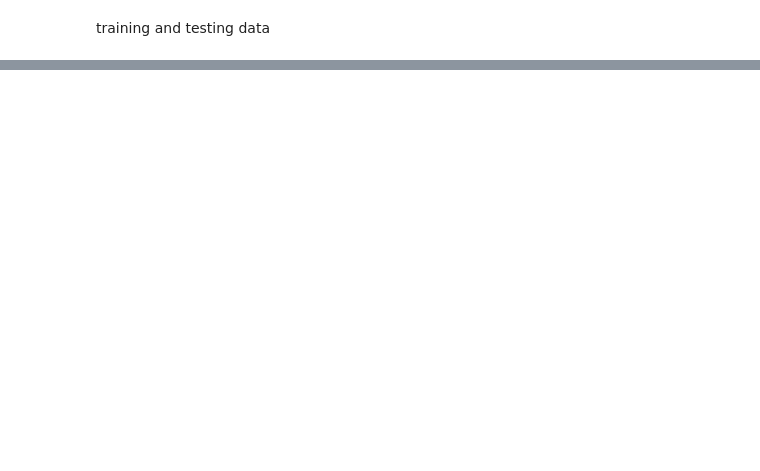
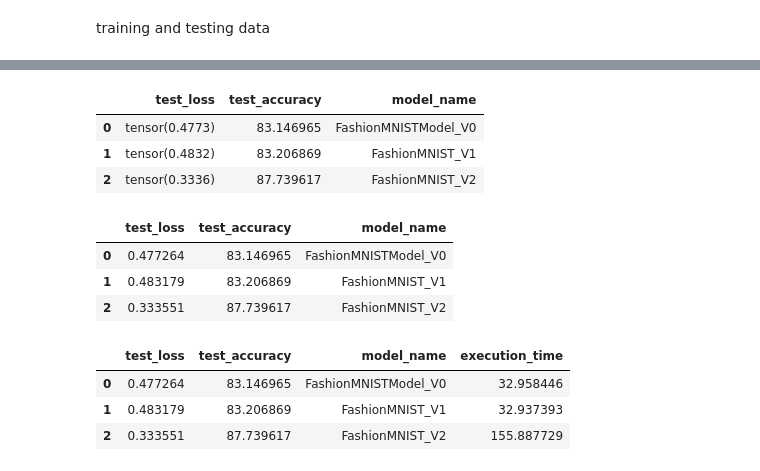
Before and after one commit to AnnaBozhenko/ML_course, a Jupyter notebook: 03_pyTorch_computer_vision.ipynb, the cells around one changed output, grey strips where cells are left out. Saved outputs shown, nothing was run; the diff lists cells and outputs as text; code cells hidden in the pictures; blank space fills up the shorter version.

Commit message:
Implemented predicting random data, confusion matrix, saving and loading the model.

```diff
--- a/03_pyTorch_computer_vision.ipynb
+++ b/03_pyTorch_computer_vision.ipynb
@@ -477,0 +766,5 @@ print(eval_output)
+# %%
+model_2_evaluation = eval_model(model_2,
+                             test_data_loader,
+                             loss_fn=loss_fn,
+                             accuracy_fn=accuracy_fn)
@@ -477,0 +779,27 @@ print(eval_output)
+# %%
+models_performance = pd.DataFrame([model_0_evaluation, model_1_evaluation, model_2_evaluation])
+# %%
+models_performance
+# %% [output]
+|  | test_loss | test_accuracy | model_name |
+| 0 | tensor(0.4773) | 83.146965 | FashionMNISTModel_V0 |
+| 1 | tensor(0.4832) | 83.206869 | FashionMNIST_V1 |
+| 2 | tensor(0.3336) | 87.739617 | FashionMNIST_V2 |
+# %%
+models_performance = models_performance.astype({"test_loss": float})
+# %%
+models_performance
+# %% [output]
+|  | test_loss | test_accuracy | model_name |
+| 0 | 0.477264 | 83.146965 | FashionMNISTModel_V0 |
+| 1 | 0.483179 | 83.206869 | FashionMNIST_V1 |
+| 2 | 0.333551 | 87.739617 | FashionMNIST_V2 |
+# %%
+models_performance = models_performance.assign(execution_time=[training_model_0_time, training_model_1_time, training_model_2_time])
+# %%
+models_performance
+# %% [output]
+|  | test_loss | test_accuracy | model_name | execution_time |
+| 0 | 0.477264 | 83.146965 | FashionMNISTModel_V0 | 32.958446 |
+| 1 | 0.483179 | 83.206869 | FashionMNIST_V1 | 32.937393 |
+| 2 | 0.333551 | 87.739617 | FashionMNIST_V2 | 155.887729 |
```
Also changed, not shown: parts of 75 cells of this notebook.
